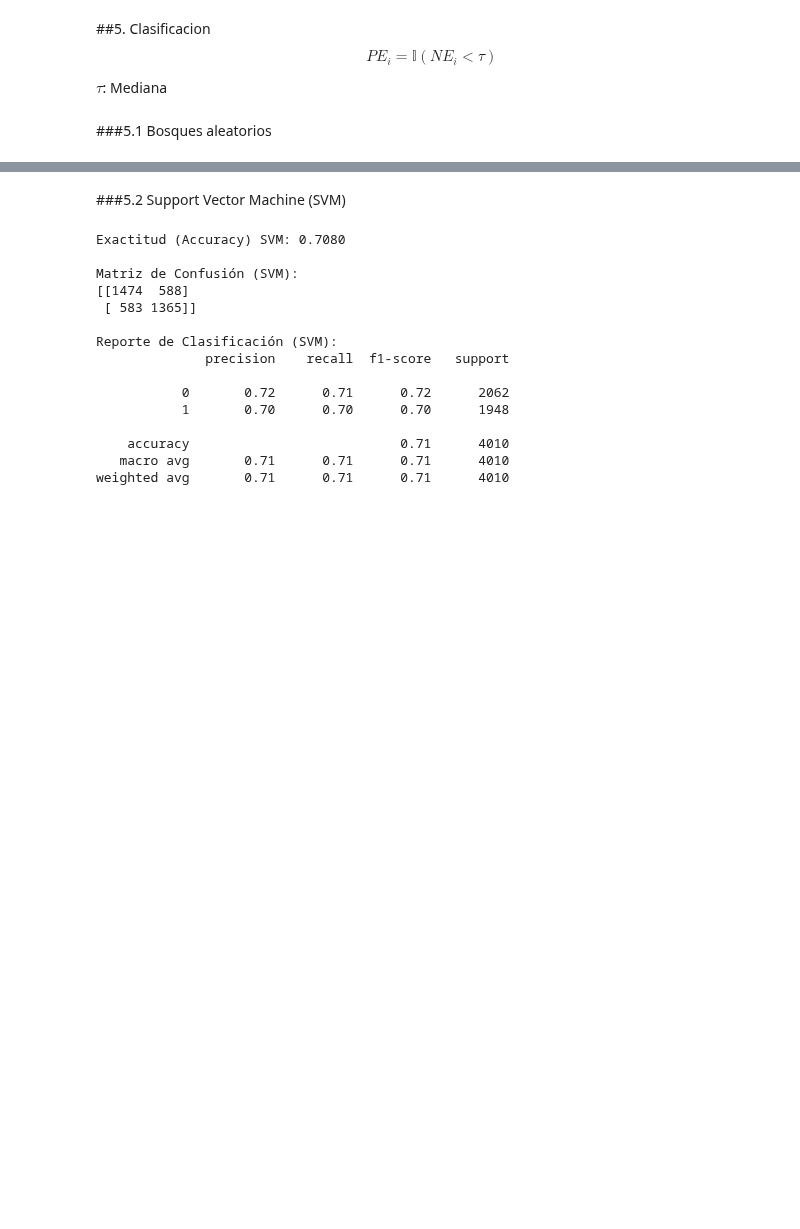
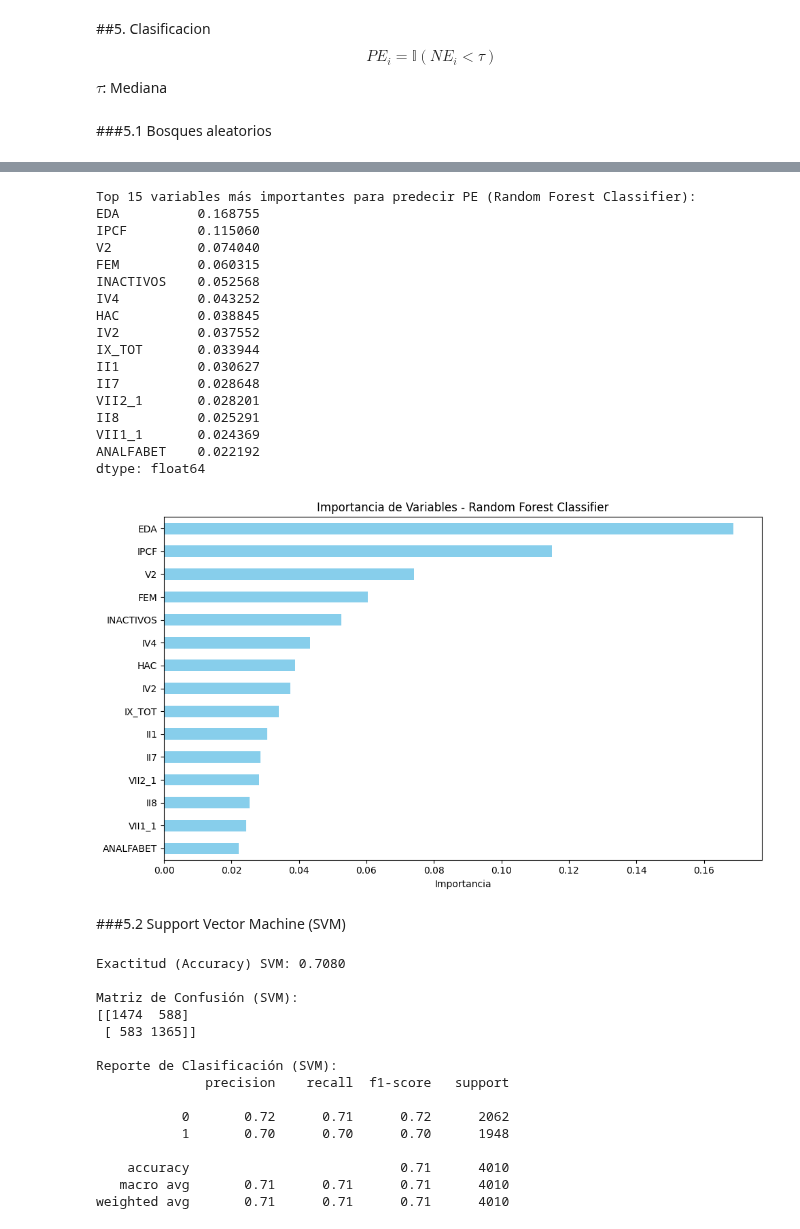
Before and after one commit to santiagoriverti/prediccion_nivel_educativo, a Jupyter notebook: scripts/prediccion_nivel_educativo.ipynb, the cells around one changed output, grey strips where cells are left out. Cells and saved outputs as stored; diff of their text form; code cells hidden in the pictures; blank space fills up the shorter version.

```diff
--- a/scripts/prediccion_nivel_educativo.ipynb
+++ b/scripts/prediccion_nivel_educativo.ipynb
@@ -501,6 +575,48 @@ Reporte de Clasificación:
     accuracy                           0.72      4010
    macro avg       0.72      0.72      0.72      4010
 weighted avg       0.72      0.72      0.72      4010
+# %%
+# --------------------------------------------
+# Importancia de variables en Random Forest Classifier (clasificación)
+# --------------------------------------------
+
+# Crear DataFrame de importancias
+importances_clf = pd.Series(best_rf_clf.feature_importances_, index=X.columns)
+
+# Ordenar de mayor a menor
+importances_clf_sorted = importances_clf.sort_values(ascending=False)
+
+# Mostrar las 15 variables más importantes
+print("\nTop 15 variables más importantes para predecir PE (Random Forest Classifier):")
+print(importances_clf_sorted.head(15))
+
+# Gráfico de barras
+plt.figure(figsize=(10, 6))
+importances_clf_sorted.head(15).plot(kind='barh', color='skyblue')
+plt.title("Importancia de Variables - Random Forest Classifier")
+plt.xlabel("Importancia")
+plt.gca().invert_yaxis()
+plt.tight_layout()
+plt.show()
+# %% [output]
+Top 15 variables más importantes para predecir PE (Random Forest Classifier):
+EDA          0.168755
+IPCF         0.115060
+V2           0.074040
+FEM          0.060315
+INACTIVOS    0.052568
+IV4          0.043252
+HAC          0.038845
+IV2          0.037552
+IX_TOT       0.033944
+II1          0.030627
+II7          0.028648
+VII2_1       0.028201
+II8          0.025291
+VII1_1       0.024369
+ANALFABET    0.022192
+dtype: float64
+[figure, added]
 # %% [markdown]
 ###5.2 Support Vector Machine (SVM)
 # %%
```
Also changed, not shown: parts of 4 cells of this notebook, 2 other files.
